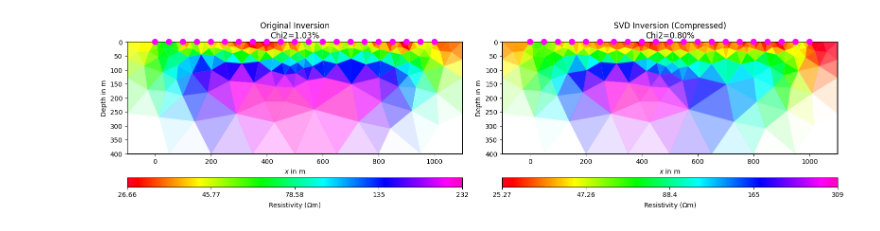
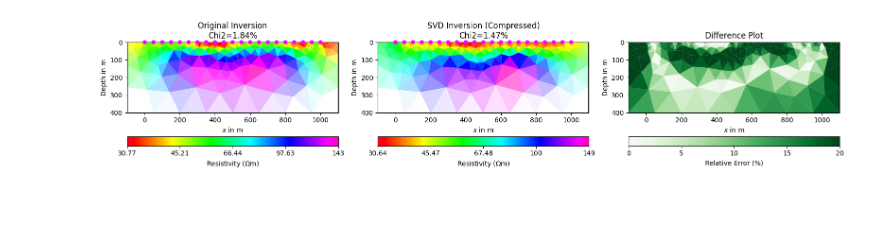
Before and after one commit to sideris25/thesis, a Jupyter notebook: comparison.ipynb, the cells around one changed output. Drawn from its saved outputs; the diff is of its cells as text; code cells hidden in the pictures; blank space fills up the shorter version.

```diff
--- a/comparison.ipynb
+++ b/comparison.ipynb
@@ -7,16 +7,18 @@ import pygimli.meshtools as mt
 import pandas as pd
 # %%
 ######################################################################
-data = pg.load('try2_slm.dat')
+datafile='fwd_slm.dat'
+data = pg.load(datafile)
 mgr1 = ert.ERTManager(data)
 inv1 = mgr1.invert()
 mgr1.showResult(inv1, cMap="gist_rainbow")
 chi2_1 = mgr1.inv.chi2()
 
 ######################################################################
-new_rhoa=np.load('res_dd_reconstructed.npy')
+new_rhoa=np.load('res_slm_reconstructed.npy')
 if len(data['rhoa']) != len(new_rhoa):
     print(f"Original: {len(data['rhoa'])}, New: {len(new_rhoa)}")
+    prrrrrrrrrrrrrrrrrrrr
 
 else:
     print("N(data['rhoa']=N(new_rhoa) ->>>>SVD...")
@@ -55,16 +57,26 @@ N(data['rhoa']=N(new_rhoa) ->>>>SVD...
 # %%
-fig, (ax1, ax2) = plt.subplots(1, 2, figsize=(16, 6))
+fig, (ax1, ax2,ax3) = plt.subplots(1, 3, figsize=(16, 6))
 
 #original data
 mgr1.showResult(ax=ax1, cMap="gist_rainbow")
 ax1.set_title(f"Original Inversion\nChi2={chi2_1:.2f}%")
 
 #SVD data
 mgr2.showResult(ax=ax2, cMap="gist_rainbow")
 ax2.set_title(f"SVD Inversion (Compressed)\nChi2={chi2_2:.2f}%")
 
+ax3.set_title("Difference Plot")
+res1=np.array(inv1)
+res2=np.array(inv2)
+diff_percent=np.abs((res1-res2)/res1*100)
+pd = mgr1.paraDomain
+pg.show(pd, diff_percent, ax=ax3, cMap="Greens", cMin=0, cMax=20, label="Relative Error (%)")
+
 plt.tight_layout()
-plt.savefig("comparison_inv_slm.png")
+if 'slm' in datafile:
+    plt.savefig("comparison_slm.png")
+elif 'dd' in datafile:
+    plt.savefig("comparison_dd.png")
 plt.show()
 # %% [output]
-[figure, old version]
+[figure, new version]
```
Also changed, not shown: parts of 1 cell of this notebook, 1 other file.
